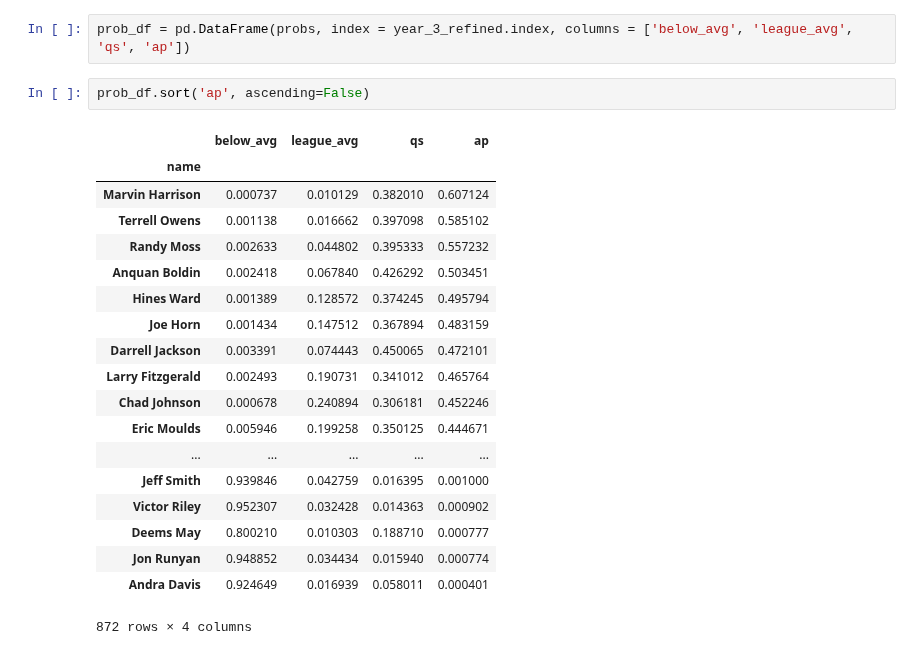
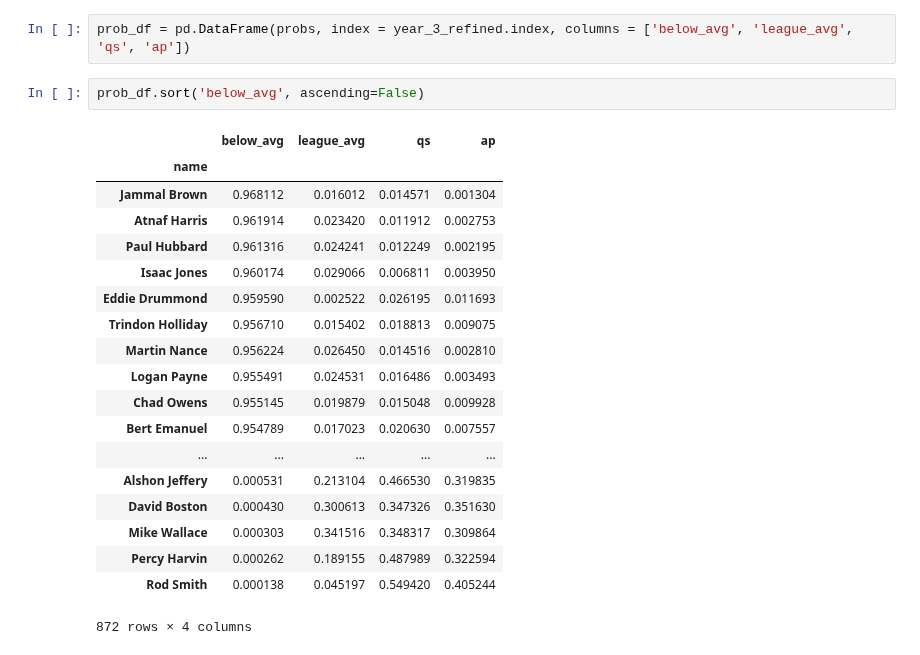
Before and after one commit to oneilltp18/GABBERT, a Jupyter notebook: wide_receivers/csv_update_model_build.ipynb, the cells around one changed output. Saved outputs shown, nothing was run; the diff lists cells and outputs as text.

```diff
--- a/wide_receivers/csv_update_model_build.ipynb
+++ b/wide_receivers/csv_update_model_build.ipynb
@@ -692,24 +591,24 @@ probs = voter_fit.predict_proba(X)
 # %%
 prob_df = pd.DataFrame(probs, index = year_3_refined.index, columns = ['below_avg', 'league_avg', 'qs', 'ap'])
 # %%
-prob_df.sort('ap', ascending=False)
+prob_df.sort('below_avg', ascending=False)
 # %% [output]
 |  | below_avg | league_avg | qs | ap |
 | name |  |  |  |  |
-| Marvin Harrison | 0.000737 | 0.010129 | 0.382010 | 0.607124 |
-| Terrell Owens | 0.001138 | 0.016662 | 0.397098 | 0.585102 |
-| Randy Moss | 0.002633 | 0.044802 | 0.395333 | 0.557232 |
-| Anquan Boldin | 0.002418 | 0.067840 | 0.426292 | 0.503451 |
-| Hines Ward | 0.001389 | 0.128572 | 0.374245 | 0.495794 |
-| Joe Horn | 0.001434 | 0.147512 | 0.367894 | 0.483159 |
-| Darrell Jackson | 0.003391 | 0.074443 | 0.450065 | 0.472101 |
-| Larry Fitzgerald | 0.002493 | 0.190731 | 0.341012 | 0.465764 |
-| Chad Johnson | 0.000678 | 0.240894 | 0.306181 | 0.452246 |
-| Eric Moulds | 0.005946 | 0.199258 | 0.350125 | 0.444671 |
+| Jammal Brown | 0.968112 | 0.016012 | 0.014571 | 0.001304 |
+| Atnaf Harris | 0.961914 | 0.023420 | 0.011912 | 0.002753 |
+| Paul Hubbard | 0.961316 | 0.024241 | 0.012249 | 0.002195 |
+| Isaac Jones | 0.960174 | 0.029066 | 0.006811 | 0.003950 |
+| Eddie Drummond | 0.959590 | 0.002522 | 0.026195 | 0.011693 |
+| Trindon Holliday | 0.956710 | 0.015402 | 0.018813 | 0.009075 |
+| Martin Nance | 0.956224 | 0.026450 | 0.014516 | 0.002810 |
+| Logan Payne | 0.955491 | 0.024531 | 0.016486 | 0.003493 |
+| Chad Owens | 0.955145 | 0.019879 | 0.015048 | 0.009928 |
+| Bert Emanuel | 0.954789 | 0.017023 | 0.020630 | 0.007557 |
 | ... | ... | ... | ... | ... |
-| Jeff Smith | 0.939846 | 0.042759 | 0.016395 | 0.001000 |
-| Victor Riley | 0.952307 | 0.032428 | 0.014363 | 0.000902 |
-| Deems May | 0.800210 | 0.010303 | 0.188710 | 0.000777 |
-| Jon Runyan | 0.948852 | 0.034434 | 0.015940 | 0.000774 |
-| Andra Davis | 0.924649 | 0.016939 | 0.058011 | 0.000401 |
+| Alshon Jeffery | 0.000531 | 0.213104 | 0.466530 | 0.319835 |
+| David Boston | 0.000430 | 0.300613 | 0.347326 | 0.351630 |
+| Mike Wallace | 0.000303 | 0.341516 | 0.348317 | 0.309864 |
+| Percy Harvin | 0.000262 | 0.189155 | 0.487989 | 0.322594 |
+| Rod Smith | 0.000138 | 0.045197 | 0.549420 | 0.405244 |
 872 rows × 4 columns
```
Also changed, not shown: parts of 24 cells of this notebook.
